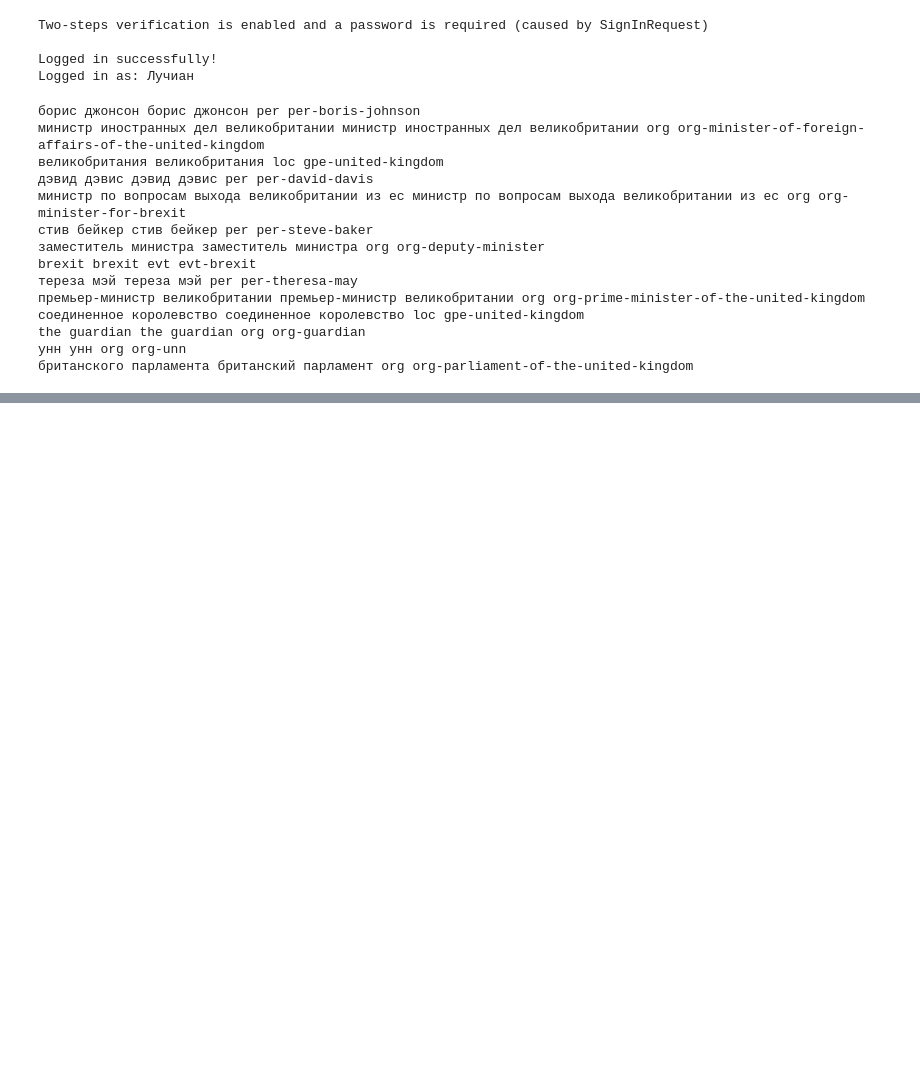
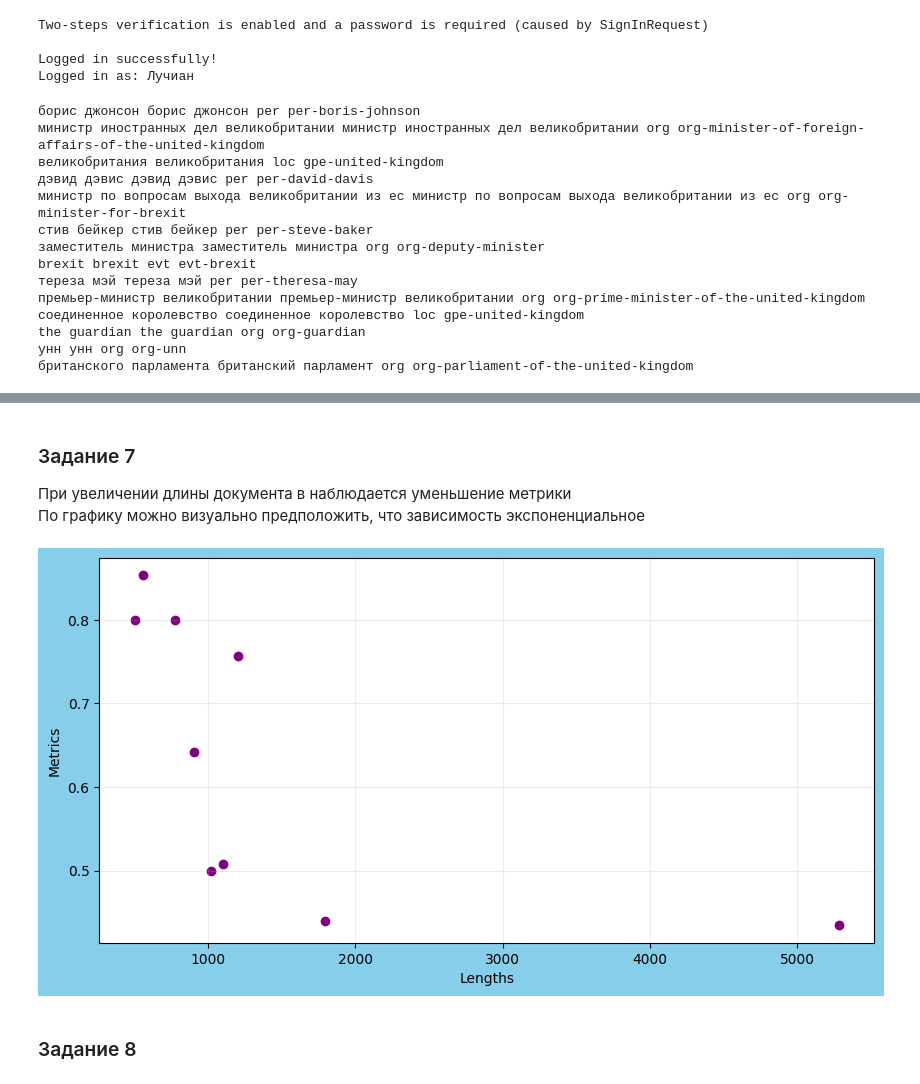
Before and after one commit to LuchianPeledutse/sber_assignment, a Jupyter notebook: Solution.ipynb, the cells around one changed output, grey strips where cells are left out. Drawn from its saved outputs; the diff is of its cells as text; code cells hidden in the pictures; blank space fills up the shorter version.

```diff
--- a/Solution.ipynb
+++ b/Solution.ipynb
@@ -361,0 +536,15 @@ predictions_frame.to_csv('predictions.csv', index=False)
+# %% [markdown]
+### Задание 7
+При увеличении длины документа в наблюдается уменьшение метрики
+По графику можно визуально предположить, что зависимость экспоненциальное
+# %%
+some_figure = plt.figure(figsize = (10,5), facecolor='skyblue')
+some_ax = some_figure.add_subplot()
+some_ax.scatter(sorted_df['lengths'], sorted_df['metric'], color ='purple')
+some_ax.set_xlabel('Lengths')
+some_ax.set_ylabel('Metrics')
+some_ax.grid(alpha = 0.24)
+# %% [output]
+[figure, added]
+# %% [markdown]
+### Задание 8
```
Also changed, not shown: parts of 20 cells of this notebook.
